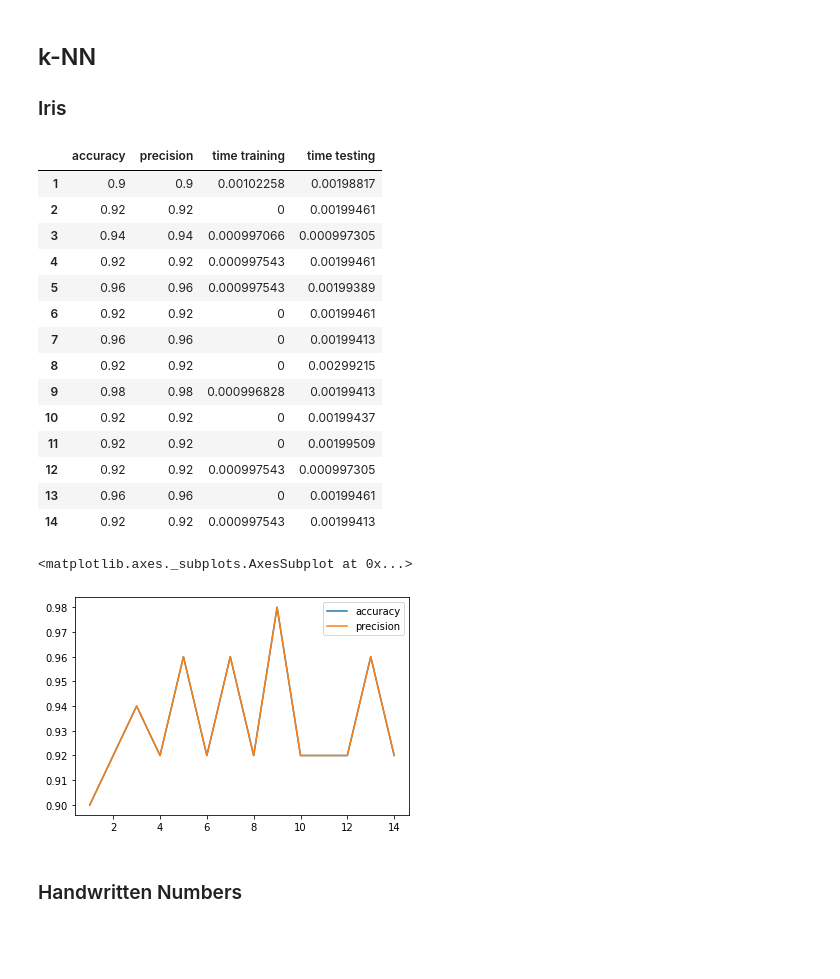
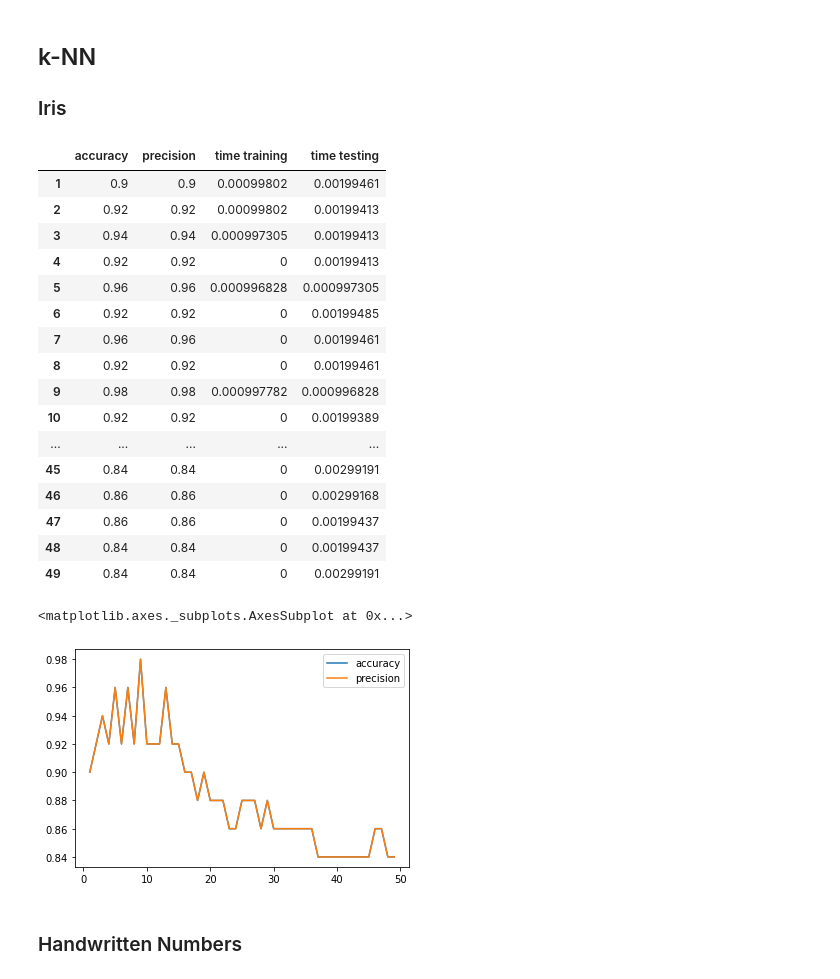
Before and after one commit to kocmana/tw_mle_exercise2, a Jupyter notebook: tw_mle_exercise2.ipynb, the cells around one changed output. Cells and saved outputs as stored; diff of their text form; code cells hidden in the pictures; blank space fills up the shorter version.

```diff
--- a/tw_mle_exercise2.ipynb
+++ b/tw_mle_exercise2.ipynb
@@ -77,7 +77,7 @@ randomState=24  # change the state with the numeric parts of your matrikelnummer
                 # se19m024
 data, target = shuffle(dataSet.data, dataSet.target, random_state=randomState)
 
-testvalues = range(1,15)
+testvalues = range(1,50)
 
 # Prepare dataframe for results
 knn_results_iris = pd.DataFrame(columns=['accuracy','precision','time training', 'time testing'], index=testvalues)
@@ -91,48 +91,50 @@ X_train, X_test, y_train, y_test = train_test_split(data, target, test_size=0.33
 n_neighbors = testvalues
 
 for n in n_neighbors:
     # train the k-NN
     classifier = neighbors.KNeighborsClassifier(n)
     start_time_train = time.time()
     classifier.fit(X_train, y_train)
     end_time_train = time.time()
 
     # predict the test set on our trained classifier
     start_time_test = time.time()
     y_test_predicted = classifier.predict(X_test)
     end_time_test = time.time()
 
     # Compute metrics
     acc=metrics.accuracy_score(y_test, y_test_predicted)
     precision=metrics.precision_score(y_test, y_test_predicted, average="micro")
 
     knn_results_iris.loc[n] = pd.Series({
         'accuracy':acc,
         'precision':precision,
         'time training':end_time_train-start_time_train,
         'time testing':end_time_test-start_time_test
     })
 
 display(knn_results_iris)
 knn_results_iris[['accuracy','precision']].plot.line()
 # %% [output]
 |  | accuracy | precision | time training | time testing |
-| 1 | 0.9 | 0.9 | 0.00102258 | 0.00198817 |
-| 2 | 0.92 | 0.92 | 0 | 0.00199461 |
-| 3 | 0.94 | 0.94 | 0.000997066 | 0.000997305 |
-| 4 | 0.92 | 0.92 | 0.000997543 | 0.00199461 |
-| 5 | 0.96 | 0.96 | 0.000997543 | 0.00199389 |
-| 6 | 0.92 | 0.92 | 0 | 0.00199461 |
-| 7 | 0.96 | 0.96 | 0 | 0.00199413 |
-| 8 | 0.92 | 0.92 | 0 | 0.00299215 |
-| 9 | 0.98 | 0.98 | 0.000996828 | 0.00199413 |
-| 10 | 0.92 | 0.92 | 0 | 0.00199437 |
-| 11 | 0.92 | 0.92 | 0 | 0.00199509 |
-| 12 | 0.92 | 0.92 | 0.000997543 | 0.000997305 |
-| 13 | 0.96 | 0.96 | 0 | 0.00199461 |
-| 14 | 0.92 | 0.92 | 0.000997543 | 0.00199413 |
+| 1 | 0.9 | 0.9 | 0.00099802 | 0.00199461 |
+| 2 | 0.92 | 0.92 | 0.00099802 | 0.00199413 |
+| 3 | 0.94 | 0.94 | 0.000997305 | 0.00199413 |
+| 4 | 0.92 | 0.92 | 0 | 0.00199413 |
+| 5 | 0.96 | 0.96 | 0.000996828 | 0.000997305 |
+| 6 | 0.92 | 0.92 | 0 | 0.00199485 |
+| 7 | 0.96 | 0.96 | 0 | 0.00199461 |
+| 8 | 0.92 | 0.92 | 0 | 0.00199461 |
+| 9 | 0.98 | 0.98 | 0.000997782 | 0.000996828 |
+| 10 | 0.92 | 0.92 | 0 | 0.00199389 |
+| ... | ... | ... | ... | ... |
+| 45 | 0.84 | 0.84 | 0 | 0.00299191 |
+| 46 | 0.86 | 0.86 | 0 | 0.00299168 |
+| 47 | 0.86 | 0.86 | 0 | 0.00199437 |
+| 48 | 0.84 | 0.84 | 0 | 0.00199437 |
+| 49 | 0.84 | 0.84 | 0 | 0.00299191 |
 <matplotlib.axes._subplots.AxesSubplot at 0x...>
-[figure, old version]
+[figure, new version]
 # %% [markdown]
 ### Handwritten Numbers
 # %%
```
Also changed, not shown: parts of 7 cells of this notebook.
